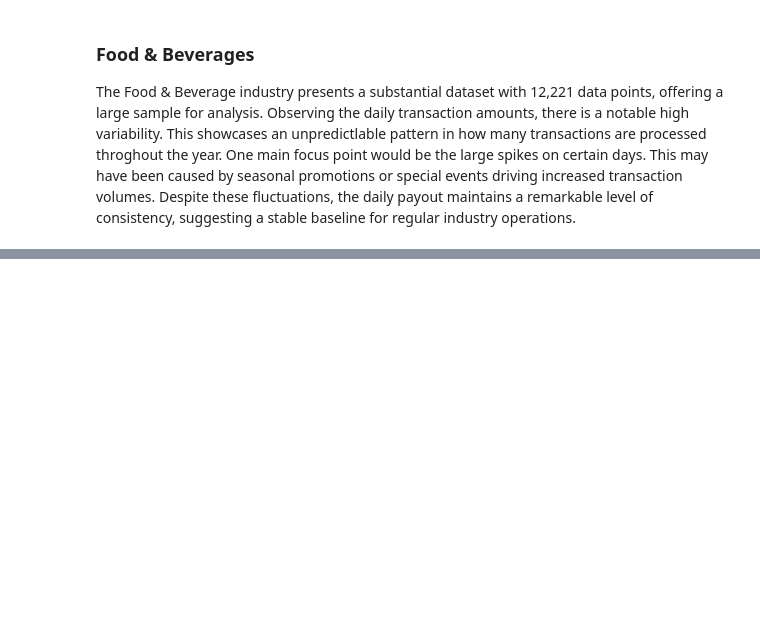
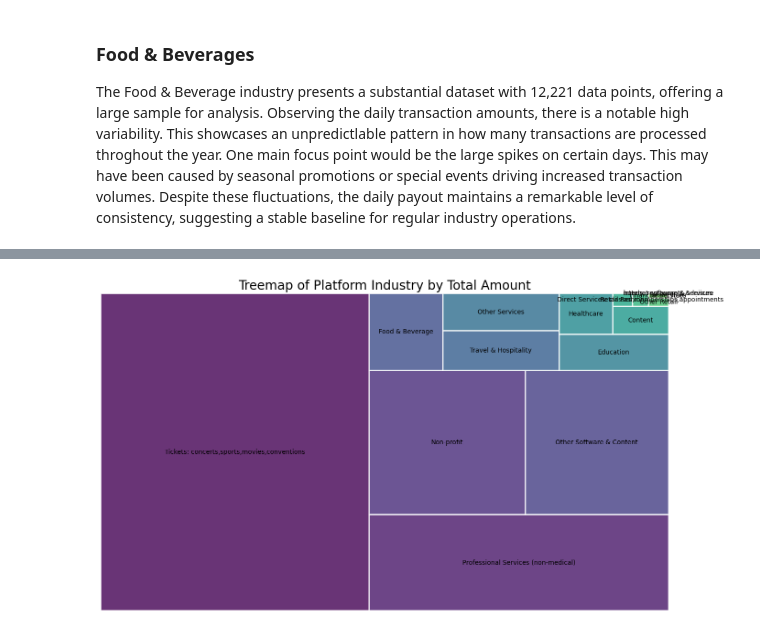
Before and after one commit to M2Chang/Python-Learning, a Jupyter notebook: Stripe Analysis.ipynb, the cells around one changed output, grey strips where cells are left out. Cells and saved outputs as stored; diff of their text form; code cells hidden in the pictures; blank space fills up the shorter version.

```diff
--- a/Stripe Analysis.ipynb
+++ b/Stripe Analysis.ipynb
@@ -764,0 +806,10 @@ full_combo_df
+# %%
+full_combo_df['date'] = pd.to_datetime(full_combo_df['date'])
+
+industry_perform_df = full_combo_df.groupby(['date', 'platform_industry']).sum()
+
+industry_perform_df  = industry_perform_df.reset_index()
+
+industry_perform_df = industry_perform_df[['date', 'platform_industry', 'count', 'amount']]
+
+industry_perform_df
@@ -764,0 +835,34 @@ full_combo_df
+# %%
+# Aggregate data by industry
+industry_totals = industry_perform_df.groupby('platform_industry')['amount'].sum().reset_index()
+
+# Sort the DataFrame to ensure that larger blocks are positioned first
+industry_totals = industry_totals.sort_values(by='amount', ascending=False)
+
+# Improved color palette
+colors = [plt.cm.viridis(i/float(len(industry_totals))) for i in range(len(industry_totals))]
+
+# Create a squarify plot
+plt.figure(figsize=(16, 9))
+squarify.plot(
+    sizes=industry_totals['amount'],  # Directly use the 'amount' column for sizes
+    label=industry_totals['platform_industry'],
+    color=colors,
+    alpha=0.8,
+    edgecolor="white",
+    linewidth=2
+)
+
+# Remove axes
+plt.axis('off')
+
+# Add a title with a larger font size
+plt.title('Treemap of Platform Industry by Total Amount', fontsize=20)
+
+# Improve label size based on your preference and the size of your segments
+plt.rc('font', size=14)
+
+# Show the plot with adjusted figure size
+plt.show()
+# %% [output]
+[figure, added]
```
Also changed, not shown: parts of 9 cells of this notebook.
